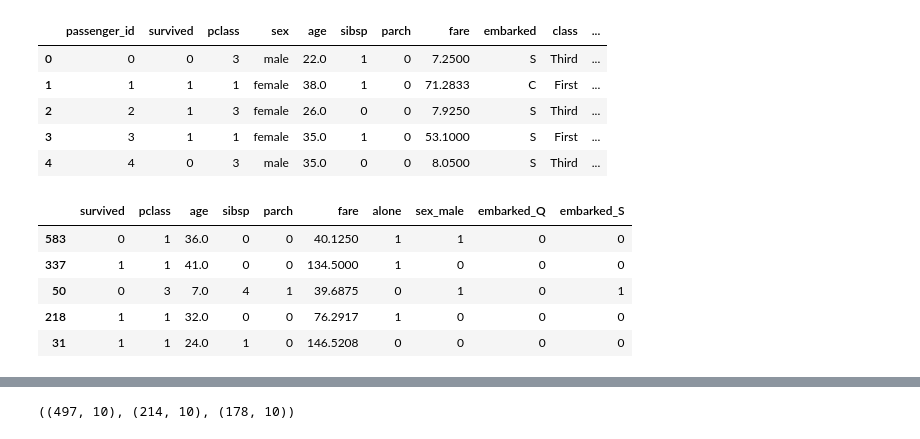
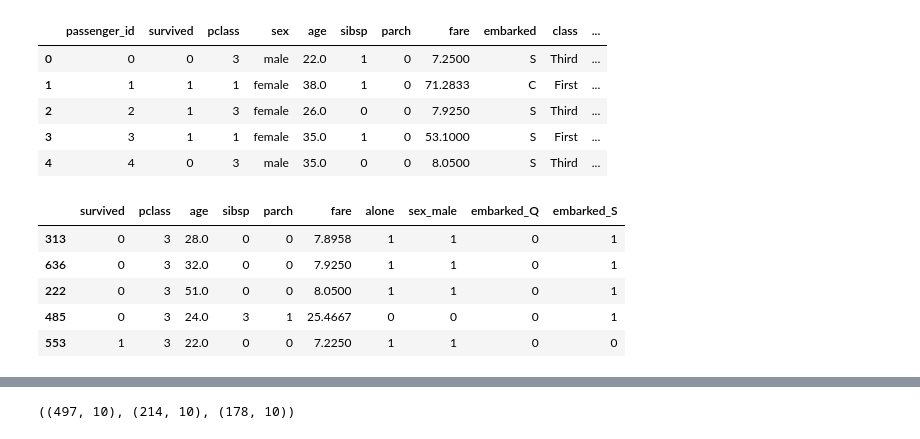
Before and after one commit to Yongliang-Shi/classification-exercises, a Jupyter notebook: model.ipynb, the cells around one changed output, grey strips where cells are left out. Cells and saved outputs as stored; diff of their text form; code cells hidden in the pictures.

```diff
--- a/model.ipynb
+++ b/model.ipynb
@@ -668,15 +668,15 @@ titanic.head()
 # %%
 # Prepare titanic dataset
 
 train, validate, test = prepare.prep_titanic(titanic)
-train.head()
+train.tail()
 # %% [output]
 |  | survived | pclass | age | sibsp | parch | fare | alone | sex_male | embarked_Q | embarked_S |
-| 583 | 0 | 1 | 36.0 | 0 | 0 | 40.1250 | 1 | 1 | 0 | 0 |
-| 337 | 1 | 1 | 41.0 | 0 | 0 | 134.5000 | 1 | 0 | 0 | 0 |
-| 50 | 0 | 3 | 7.0 | 4 | 1 | 39.6875 | 0 | 1 | 0 | 1 |
-| 218 | 1 | 1 | 32.0 | 0 | 0 | 76.2917 | 1 | 0 | 0 | 0 |
-| 31 | 1 | 1 | 24.0 | 1 | 0 | 146.5208 | 0 | 0 | 0 | 0 |
+| 313 | 0 | 3 | 28.0 | 0 | 0 | 7.8958 | 1 | 1 | 0 | 1 |
+| 636 | 0 | 3 | 32.0 | 0 | 0 | 7.9250 | 1 | 1 | 0 | 1 |
+| 222 | 0 | 3 | 51.0 | 0 | 0 | 8.0500 | 1 | 1 | 0 | 1 |
+| 485 | 0 | 3 | 24.0 | 3 | 1 | 25.4667 | 0 | 0 | 0 | 1 |
+| 553 | 1 | 3 | 22.0 | 0 | 0 | 7.2250 | 1 | 1 | 0 | 0 |
 # %%
 train.info()
 # %% [output]
```
Also changed, not shown: parts of 5 cells of this notebook.
